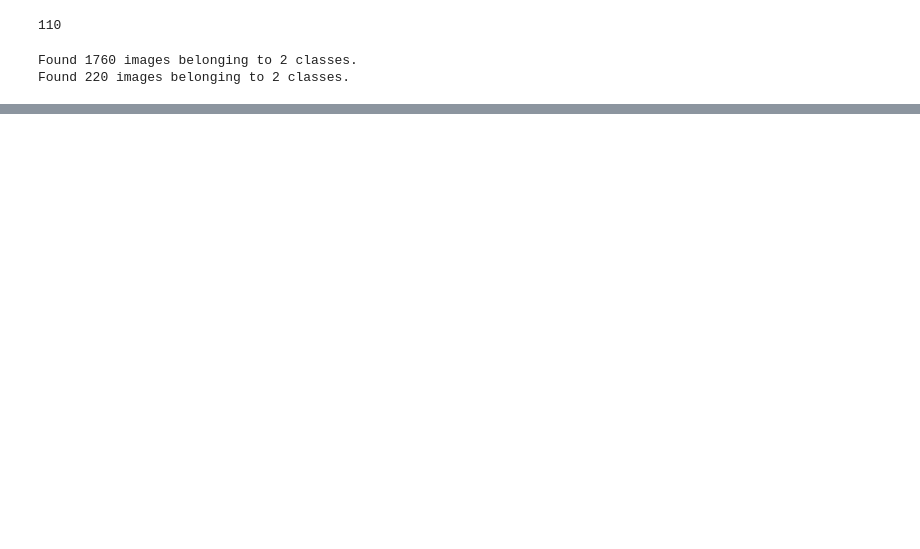
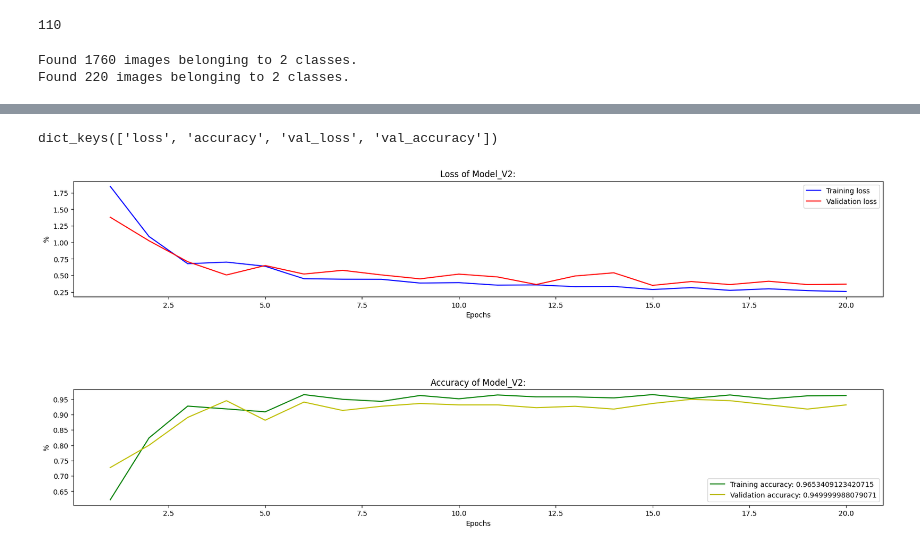
Before and after one commit to sandrosage/SDU_Project_DL, a Jupyter notebook: directory_order.ipynb, the cells around one changed output, grey strips where cells are left out. Saved outputs shown, nothing was run; the diff lists cells and outputs as text; code cells hidden in the pictures; blank space fills up the shorter version.

```diff
--- a/directory_order.ipynb
+++ b/directory_order.ipynb
@@ -129,0 +323,11 @@ KeyboardInterrupt:
+# %%
+model_v3.compile(loss=BinaryCrossentropy(), optimizer="adam", metrics=["accuracy"])
+epochs = 20
+import tensorflow as tf
+
+callback = tf.keras.callbacks.ModelCheckpoint(
+    filepath='sandro_V3.h5',
+    monitor='val_loss',
+    save_best_only=True)
+
+history_3 = model_v3.fit(train_generator, batch_size=128, epochs=epochs, validation_data=validation_generator, callbacks=callback)
@@ -129,0 +352,40 @@ KeyboardInterrupt:
+# %%
+import numpy as np
+print(history_3.history.keys())
+loss = history_3.history["loss"]
+accuracy = history_3.history["accuracy"]
+val_loss = history_3.history["val_loss"]
+val_accuracy = history_3.history["val_accuracy"]
+max_acc = accuracy[np.argmax(accuracy)]
+max_val_acc = val_accuracy[np.argmax(val_accuracy)]
+# %% [output]
+dict_keys(['loss', 'accuracy', 'val_loss', 'val_accuracy'])
+# %%
+import matplotlib.pyplot as plt
+epochs_size = 20
+epochs = range(1, (epochs_size+1))
+ig, ax = plt.subplots(2, figsize=(20, 8))
+ax[0].plot(epochs ,loss, "b", label="Training loss")
+ax[0].plot(epochs, val_loss, "r", label="Validation loss")
+ax[0].set_xlabel("Epochs")
+ax[0].set_ylabel("%")
+ax[0].set_title("Loss of Model_V2:")
+ax[0].legend()
+ax[1].plot(epochs, accuracy, "g", label="Training accuracy: " + str(max_acc))
+ax[1].plot(epochs, val_accuracy, "y", label="Validation accuracy: " + str(max_val_acc))
+ax[1].set_xlabel("Epochs")
+ax[1].set_ylabel("%")
+ax[1].set_title("Accuracy of Model_V2:")
+ax[1].legend()
+
+# set the spacing between subplots
+plt.subplots_adjust(left=0.1,
+                    bottom=0.1,
+                    right=0.9,
+                    top=0.9,
+                    wspace=0.4,
+                    hspace=0.8)
+
+plt.show()
+# %% [output]
+[figure, added]
```
Also changed, not shown: parts of 17 cells of this notebook, 8 other files.
